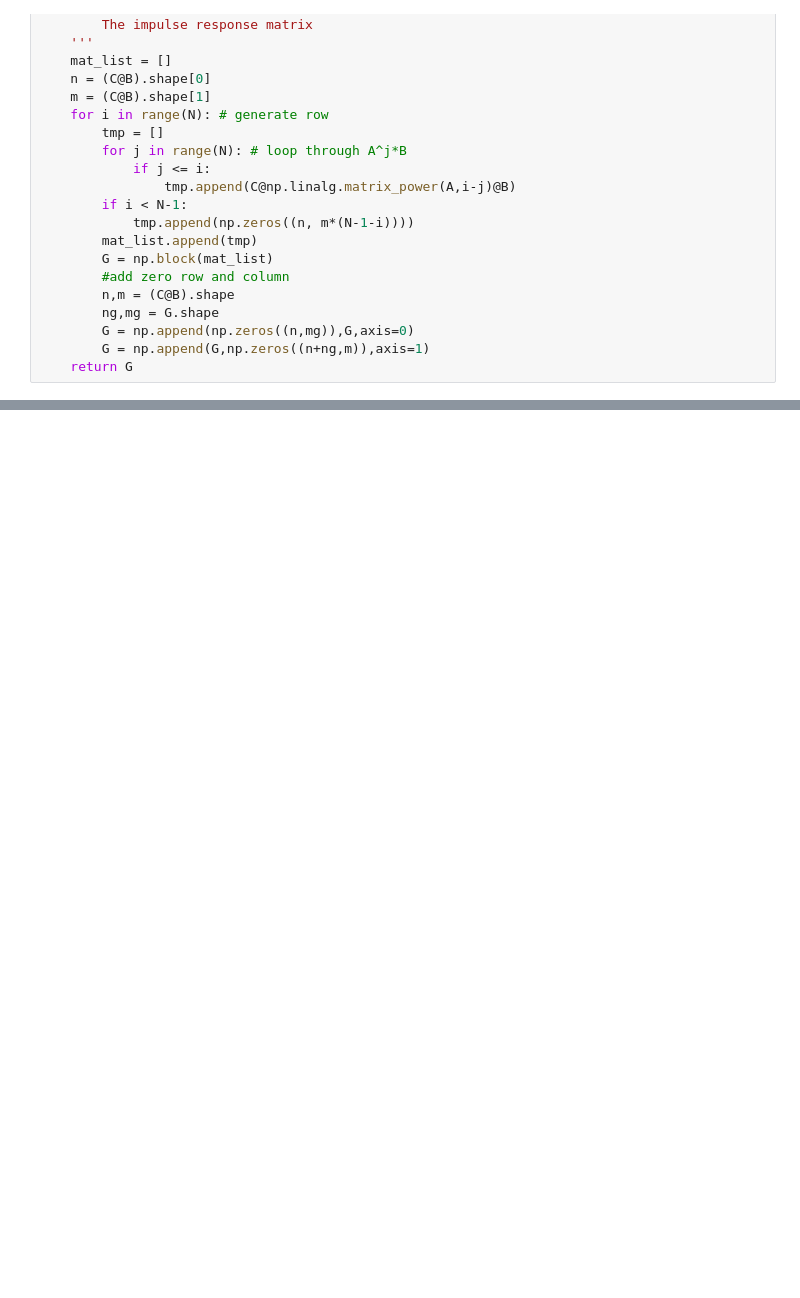
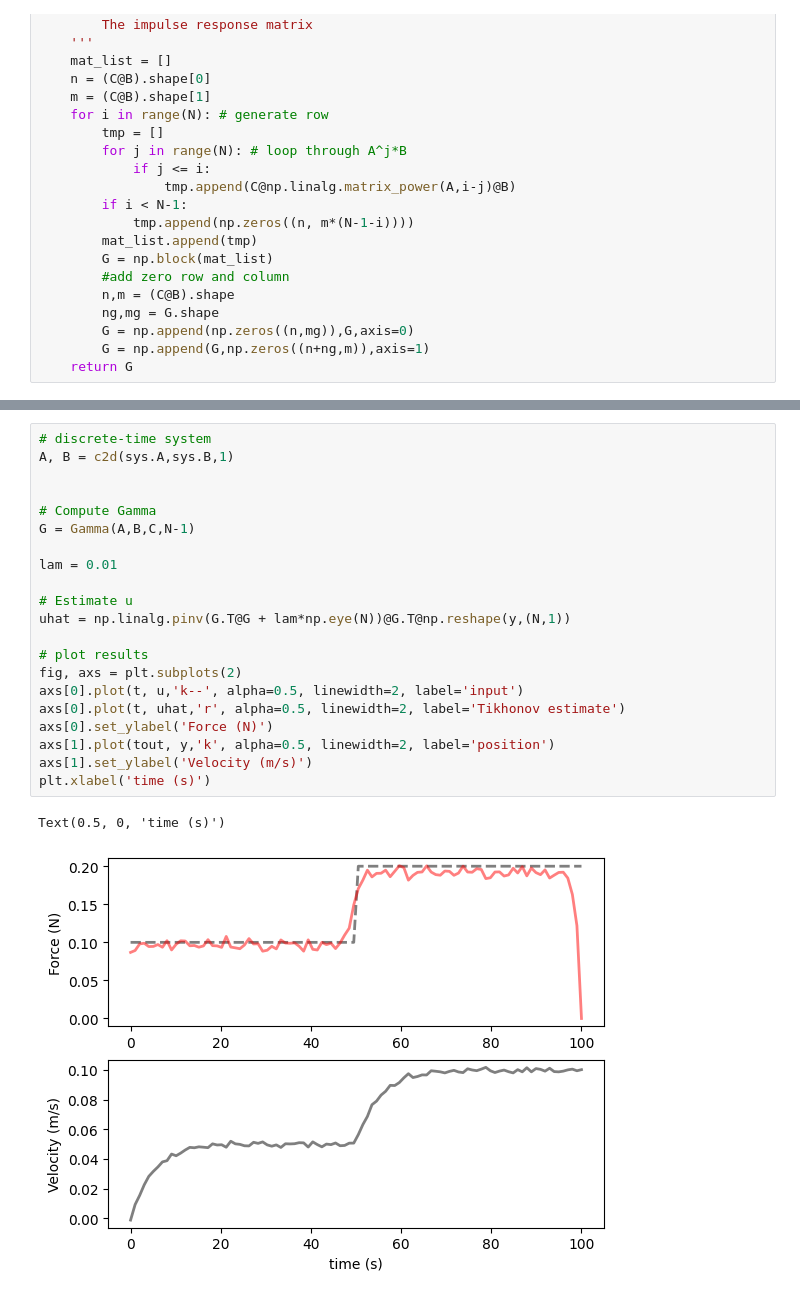
Before and after one commit to mmanngard/VirtualSensors, a Jupyter notebook: notebooks/virtual_sensing_introduction.ipynb, the cells around one changed output, grey strips where cells are left out. Drawn from its saved outputs; the diff is of its cells as text; blank space fills up the shorter version.

```diff
--- a/notebooks/virtual_sensing_introduction.ipynb
+++ b/notebooks/virtual_sensing_introduction.ipynb
@@ -781,0 +297,24 @@ $$
+# %%
+# discrete-time system
+A, B = c2d(sys.A,sys.B,1)
+
+
+# Compute Gamma
+G = Gamma(A,B,C,N-1)
+
+lam = 0.01
+
+# Estimate u
+uhat = np.linalg.pinv(G.T@G + lam*np.eye(N))@G.T@np.reshape(y,(N,1))
+
+# plot results
+fig, axs = plt.subplots(2)
+axs[0].plot(t, u,'k--', alpha=0.5, linewidth=2, label='input')
+axs[0].plot(t, uhat,'r', alpha=0.5, linewidth=2, label='Tikhonov estimate')
+axs[0].set_ylabel('Force (N)')
+axs[1].plot(tout, y,'k', alpha=0.5, linewidth=2, label='position')
+axs[1].set_ylabel('Velocity (m/s)')
+plt.xlabel('time (s)')
+# %% [output]
+Text(0.5, 0, 'time (s)')
+[figure, added]
```
Also changed, not shown: parts of 41 cells of this notebook.
